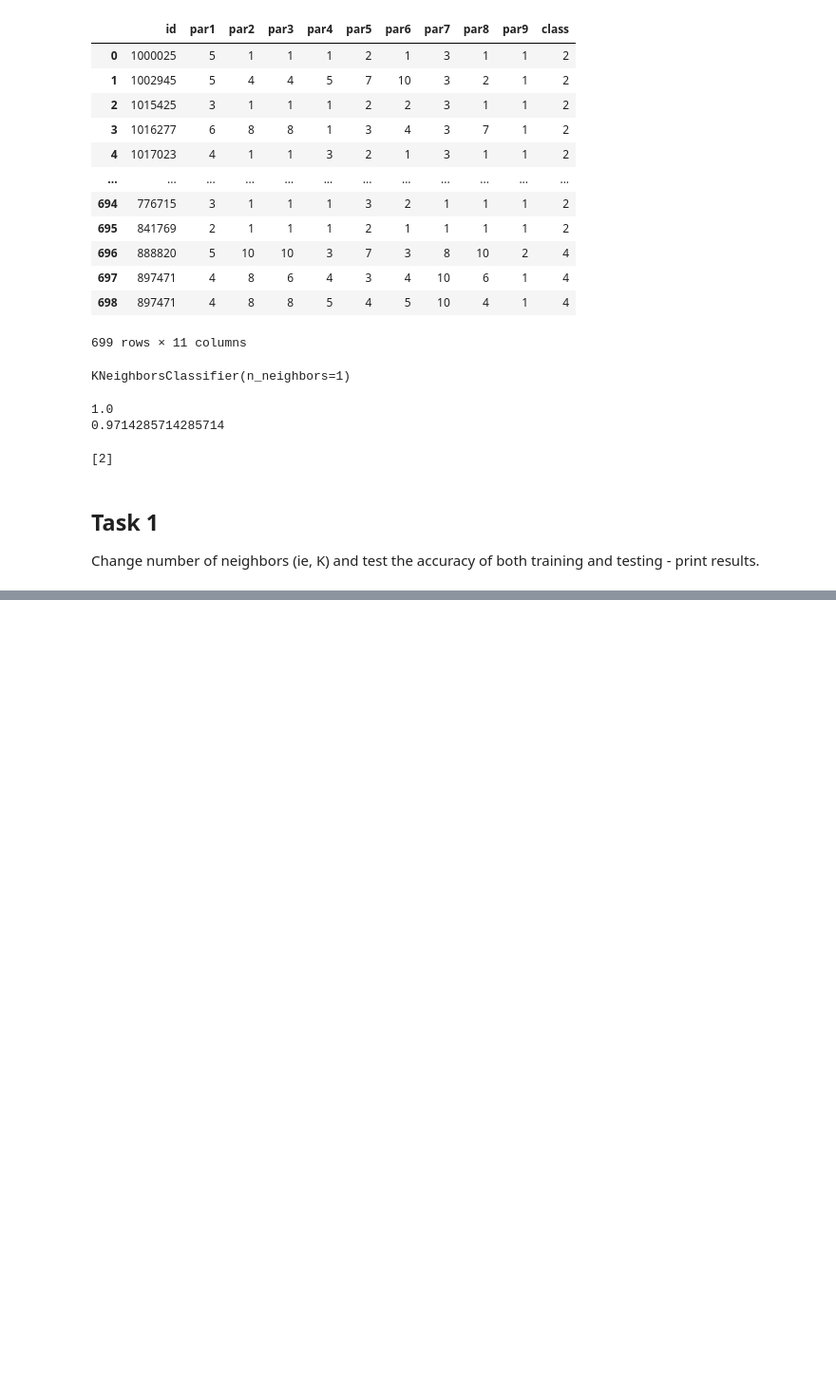
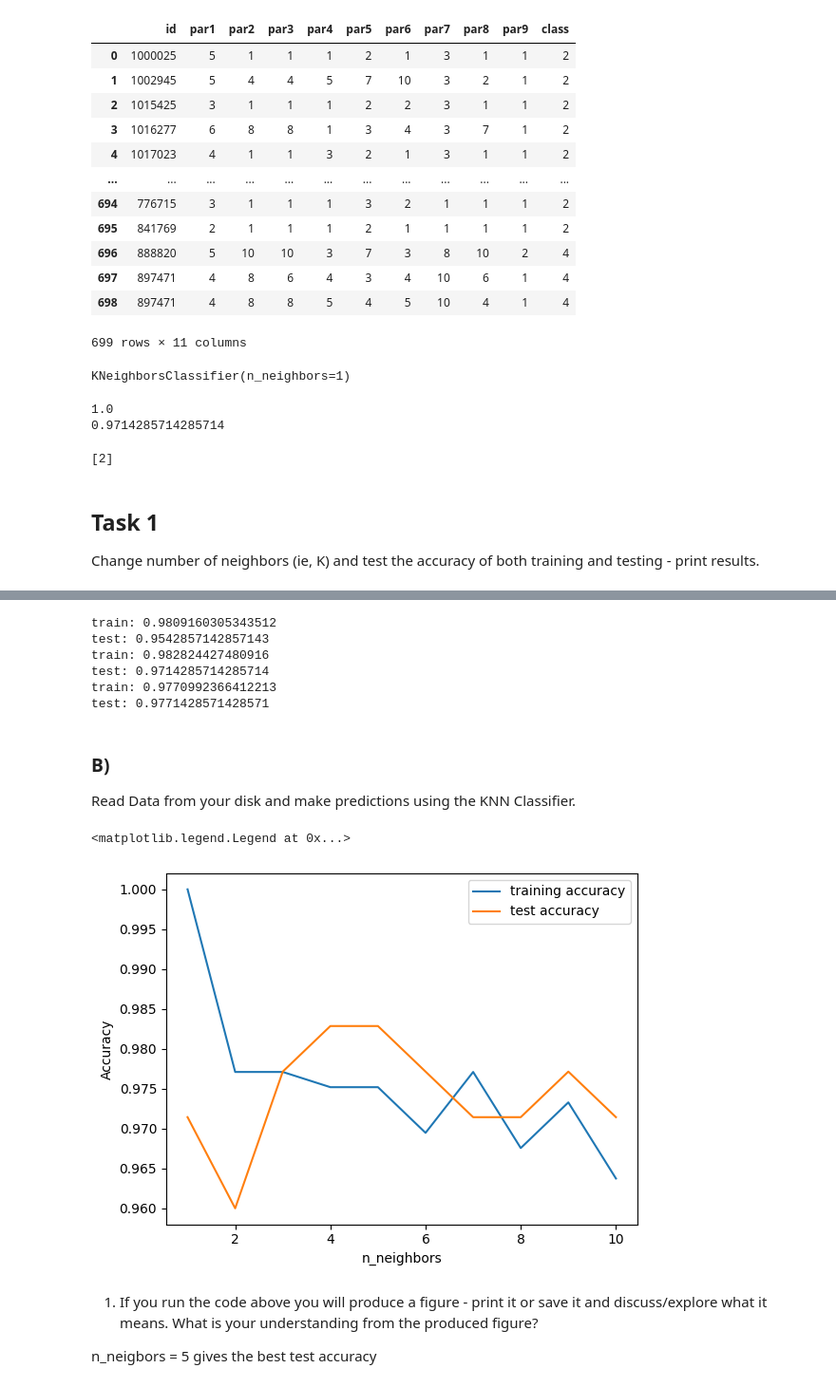
Before and after one commit to Takosaga/fall_24, a Jupyter notebook: machine_learning_and_predictive_analytics/knn/knn_tutorial.ipynb, the cells around one changed output, grey strips where cells are left out. Shown at 95% size. Drawn from its saved outputs; the diff is of its cells as text; code cells hidden in the pictures; blank space fills up the shorter version.

Commit message:
feat: task a and b done

```diff
--- a/machine_learning_and_predictive_analytics/knn/knn_tutorial.ipynb
+++ b/machine_learning_and_predictive_analytics/knn/knn_tutorial.ipynb
@@ -68,3 +71,11 @@ Change number of neighbors
 (ie, K) and test the accuracy of
 both training and testing - print
 results.
+# %%
+clf_2 = KNeighborsClassifier(n_neighbors=2)
+clf_2.fit(X_train, y_train)
+clf_3 = KNeighborsClassifier(n_neighbors=3)
+clf_3.fit(X_train, y_train)
+clf_4 = KNeighborsClassifier(n_neighbors=4)
+clf_4.fit(X_train, y_train)
+clfs = [clf_2, clf_3, clf_4]
@@ -70,0 +132,50 @@ results.
+# %%
+clf_2_task = KNeighborsClassifier(n_neighbors=2, metric='manhattan')
+clf_2_task.fit(X_train, y_train)
+clf_3_task = KNeighborsClassifier(n_neighbors=3, metric='manhattan')
+clf_3_task.fit(X_train, y_train)
+clf_4_task = KNeighborsClassifier(n_neighbors=4, metric='manhattan')
+clf_4_task.fit(X_train, y_train)
+clfs_task = [clf_2_task, clf_3_task, clf_4_task]
+# %%
+for i in clfs_task:
+    print('train:',i.score(X_train, y_train))
+    print('test:',i.score(X_test, y_test))
+# %% [output]
+train: 0.9809160305343512
+test: 0.9542857142857143
+train: 0.982824427480916
+test: 0.9714285714285714
+train: 0.9770992366412213
+test: 0.9771428571428571
+# %% [markdown]
+### B)
+Read Data from your disk and make predictions using the KNN Classifier.
+# %%
+training_acc = []
+test_acc = []
+# try n_neighbors from 1 to 10
+n_neighbors_settings = range(1,11)
+
+for n_neighbors in n_neighbors_settings:
+    # build the model
+    clf = KNeighborsClassifier(n_neighbors=n_neighbors)
+    clf.fit(X_train, y_train)
+    # record training set accuracy
+    training_acc.append(clf.score(X_train, y_train))
+    # record generalization accuracy
+    test_acc.append(clf.score(X_test, y_test))
+# %%
+plt.plot(n_neighbors_settings, training_acc, label='training accuracy')
+plt.plot(n_neighbors_settings, test_acc, label='test accuracy')
+plt.ylabel("Accuracy")
+plt.xlabel("n_neighbors")
+plt.legend()
+# %% [output]
+<matplotlib.legend.Legend at 0x...>
+[figure, added]
+# %% [markdown]
+1) If you run the code above you will produce a figure - print it or save it and discuss/explore what
+it means. What is your understanding from the produced figure?
+
+n_neigbors = 5 gives the best test accuracy
```
Also changed, not shown: parts of 8 cells of this notebook.
